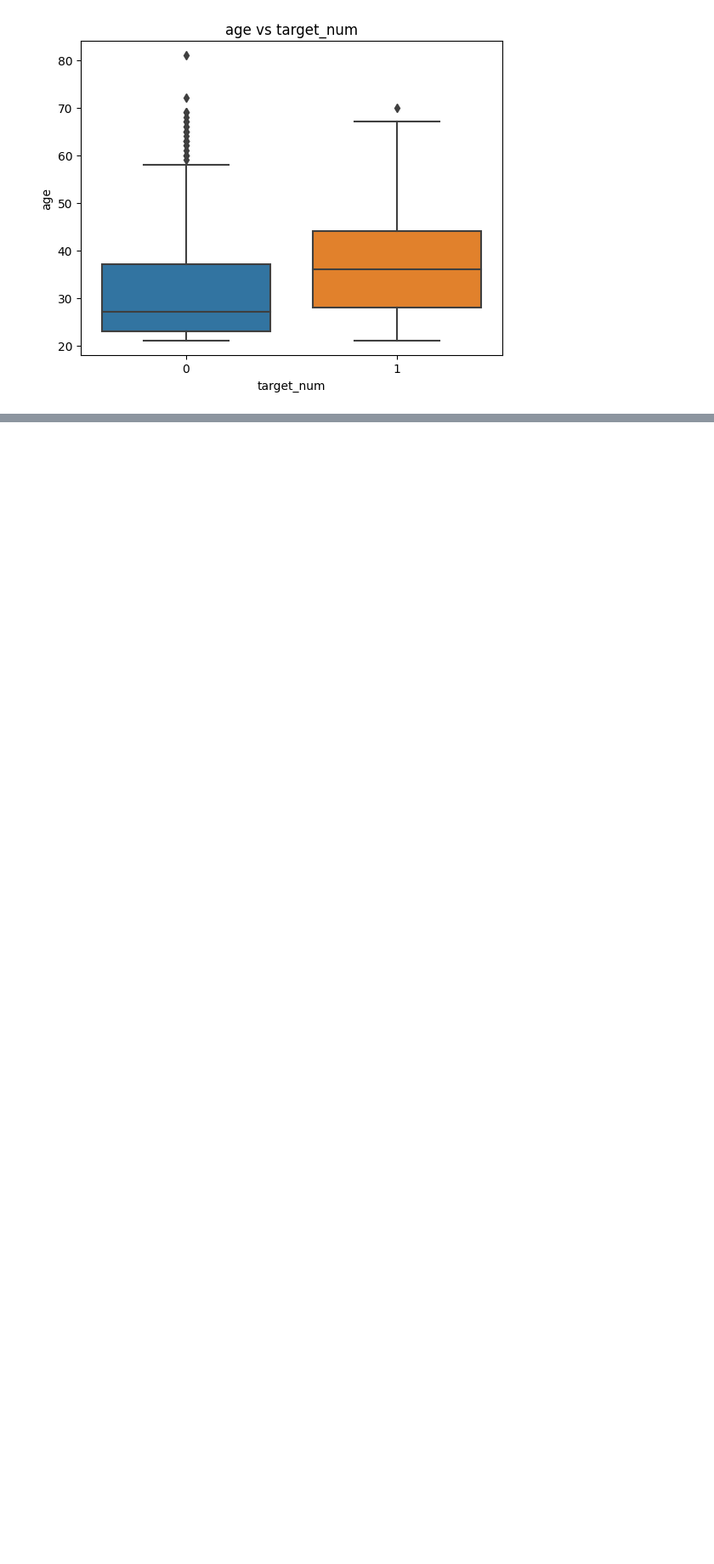
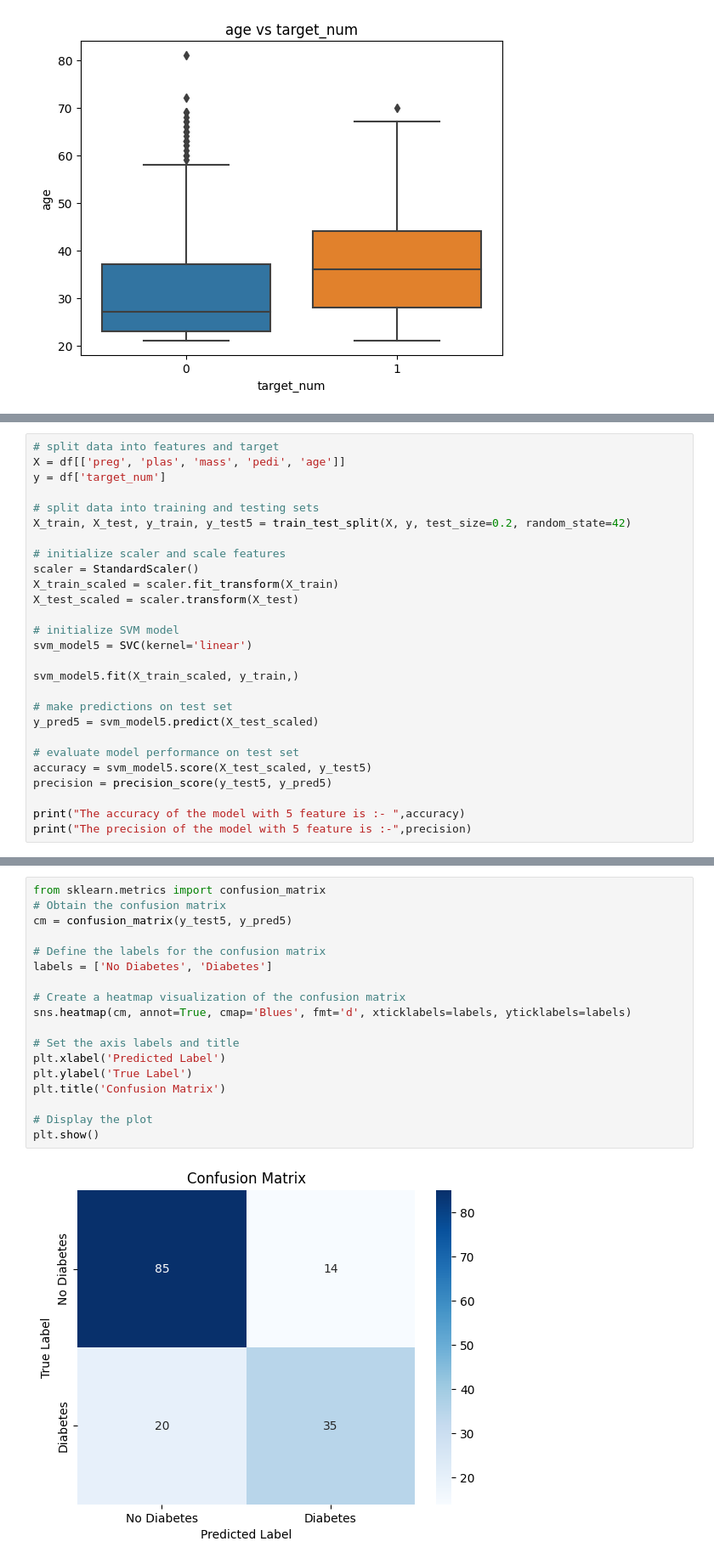
Before and after one commit to siddartha-10/Data_Mining, a Jupyter notebook: Project/project.ipynb, the cells around one changed output, grey strips where cells are left out. Shown at 85% size. Cells and saved outputs as stored; diff of their text form; blank space fills up the shorter version.

```diff
--- a/Project/project.ipynb
+++ b/Project/project.ipynb
@@ -414,0 +355,27 @@ The precision of the model with all feature is :- 0.6666666666666666
+# %%
+# split data into features and target
+X = df[['preg', 'plas', 'mass', 'pedi', 'age']]
+y = df['target_num']
+
+# split data into training and testing sets
+X_train, X_test, y_train, y_test5 = train_test_split(X, y, test_size=0.2, random_state=42)
+
+# initialize scaler and scale features
+scaler = StandardScaler()
+X_train_scaled = scaler.fit_transform(X_train)
+X_test_scaled = scaler.transform(X_test)
+
+# initialize SVM model
+svm_model5 = SVC(kernel='linear')
+
+svm_model5.fit(X_train_scaled, y_train,)
+
+# make predictions on test set
+y_pred5 = svm_model5.predict(X_test_scaled)
+
+# evaluate model performance on test set
+accuracy = svm_model5.score(X_test_scaled, y_test5)
+precision = precision_score(y_test5, y_pred5)
+
+print("The accuracy of the model with 5 feature is :- ",accuracy)
+print("The precision of the model with 5 feature is :-",precision)
@@ -414,0 +415,20 @@ The precision of the model with all feature is :- 0.6666666666666666
+# %%
+from sklearn.metrics import confusion_matrix
+# Obtain the confusion matrix
+cm = confusion_matrix(y_test5, y_pred5)
+
+# Define the labels for the confusion matrix
+labels = ['No Diabetes', 'Diabetes']
+
+# Create a heatmap visualization of the confusion matrix
+sns.heatmap(cm, annot=True, cmap='Blues', fmt='d', xticklabels=labels, yticklabels=labels)
+
+# Set the axis labels and title
+plt.xlabel('Predicted Label')
+plt.ylabel('True Label')
+plt.title('Confusion Matrix')
+
+# Display the plot
+plt.show()
+# %% [output]
+[figure, added]
```
Also changed, not shown: parts of 26 cells of this notebook.
